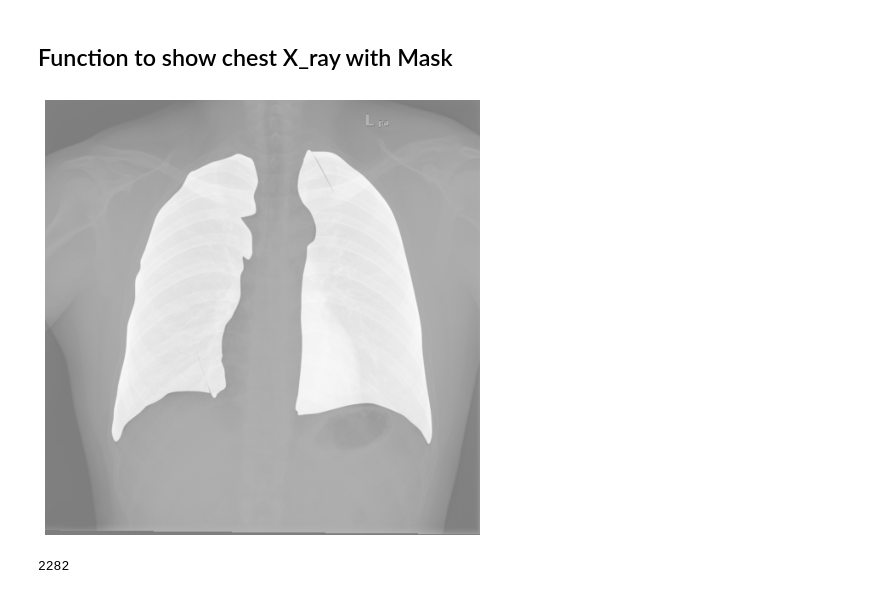
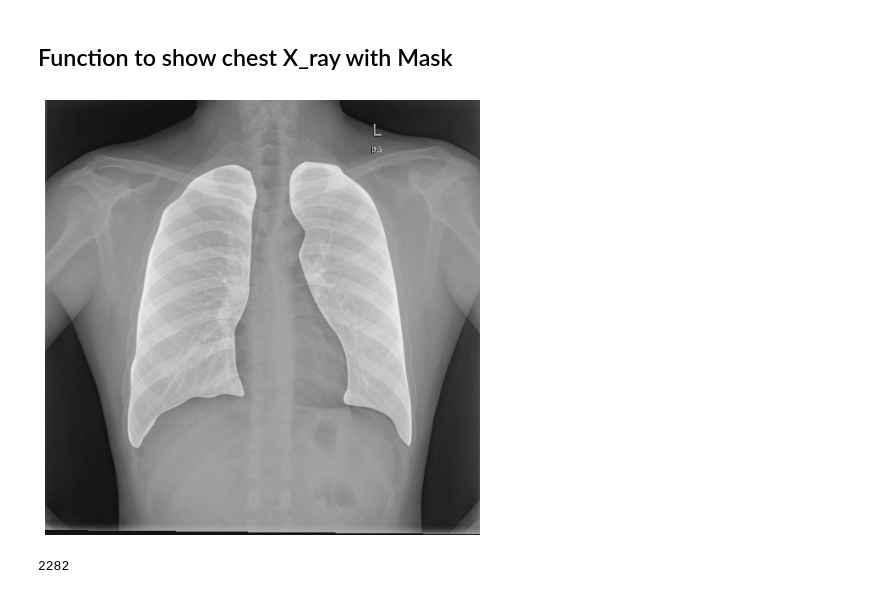
Before and after one commit to shadab4150/X_Ray_Covid_19_pnemonia_detection_lung_segmentation, a Jupyter notebook: chest_xray_segmentation_lungs.ipynb, the cells around one changed output. Cells and saved outputs as stored; diff of their text form; code cells hidden in the pictures.

```diff
--- a/chest_xray_segmentation_lungs.ipynb
+++ b/chest_xray_segmentation_lungs.ipynb
@@ -37,6 +41,8 @@ path_lbl = path/'masks'
 path_img = path/'train'
 get_y_fn = lambda x: path_lbl/f'{x.stem}_mask{x.suffix}'
 codes = np.array([0,1])
+# %%
+sns.set_style('darkgrid')
 # %% [markdown]
 ## Function to show chest X_ray with Mask
 # %%
@@ -44,14 +50,14 @@ def show_chest(f,s):  # f = file_name, s = size
   img_a = immg.imread(f)
   img_a_mask = immg.imread(get_y_fn(f))
   plt.figure(1,figsize=(s,s))
-  plt.imshow(img_a,alpha=0.3)
+  plt.imshow(img_a,alpha=0.9)
   plt.imshow(img_a_mask,alpha=0.3)
   plt.axis('off')
   plt.show()
 # %%
-show_chest(fnames[0],8)
+show_chest(fnames[50],8)
 # %% [output]
-[figure, old version]
+[figure, new version]
 # %%
 gc.collect()
 # %% [output]
```
Also changed, not shown: parts of 20 cells of this notebook.
